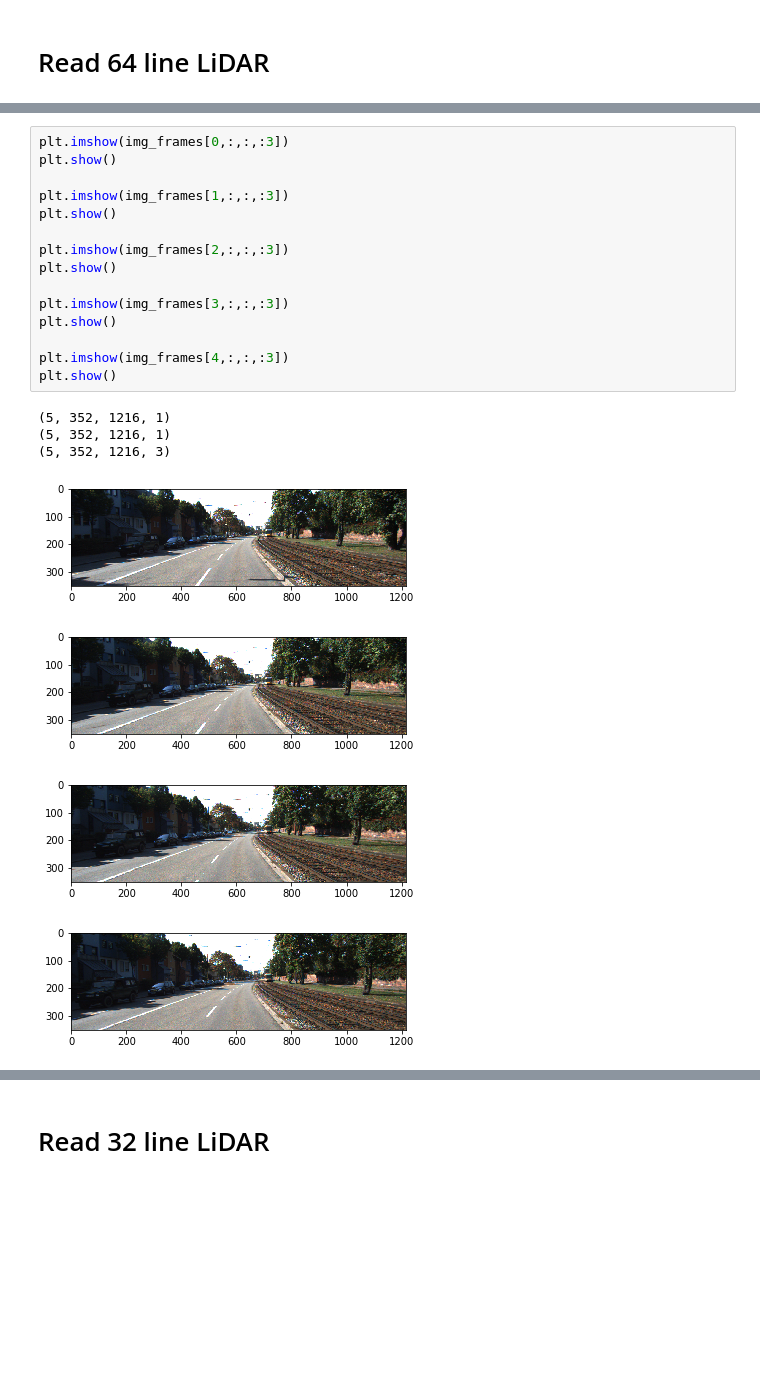
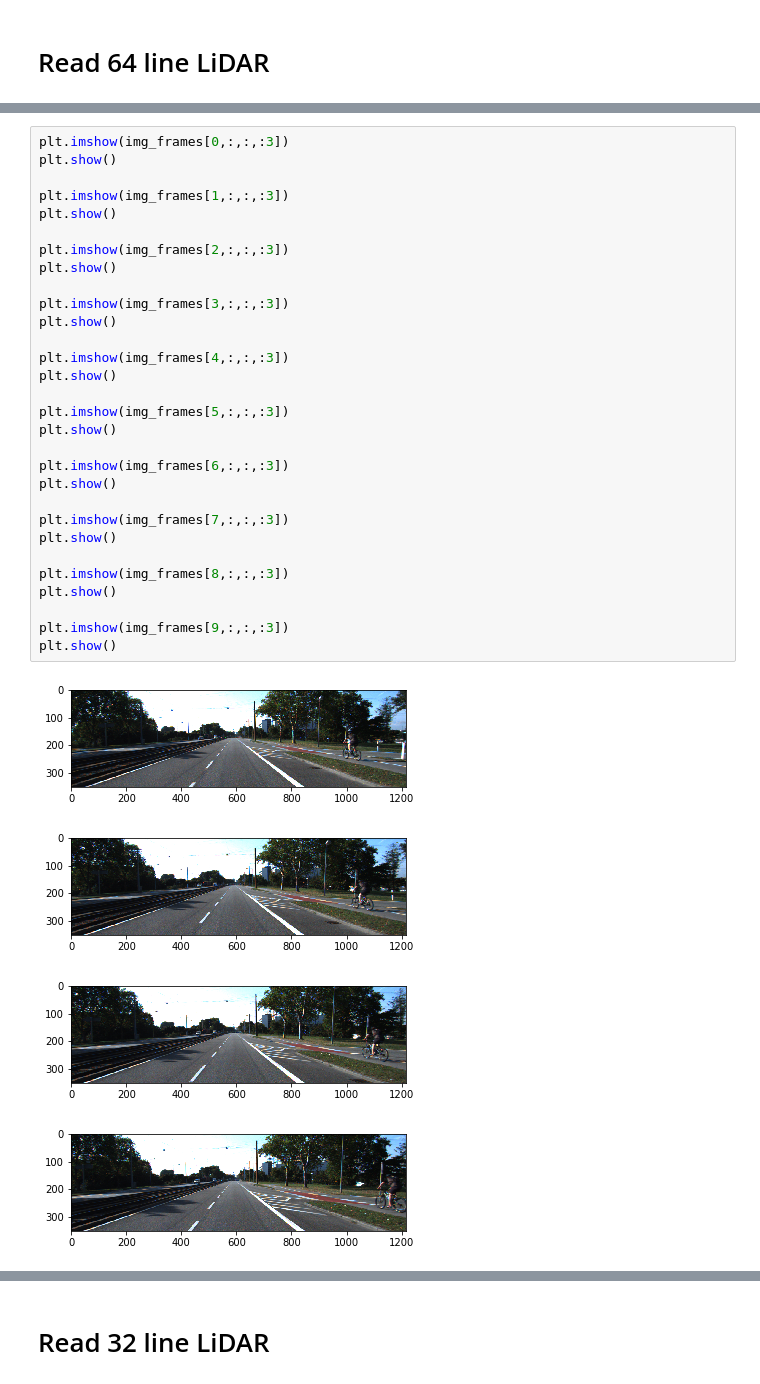
Before and after one commit to Madhan-Sureshbabu/Depth-Completion-from-Low-res-LiDAR-and-monocular-camera, a Jupyter notebook: Data_loader_Example.ipynb, the cells around one changed output, grey strips where cells are left out. Saved outputs shown, nothing was run; the diff lists cells and outputs as text; blank space fills up the shorter version.

```diff
--- a/Data_loader_Example.ipynb
+++ b/Data_loader_Example.ipynb
@@ -13,23 +76,35 @@ ValueError: a must be non-empty
 # %%
 plt.imshow(img_frames[0,:,:,:3])
 plt.show()
 
 plt.imshow(img_frames[1,:,:,:3])
 plt.show()
 
 plt.imshow(img_frames[2,:,:,:3])
 plt.show()
 
 plt.imshow(img_frames[3,:,:,:3])
 plt.show()
 
 plt.imshow(img_frames[4,:,:,:3])
 plt.show()
+
+plt.imshow(img_frames[5,:,:,:3])
+plt.show()
+
+plt.imshow(img_frames[6,:,:,:3])
+plt.show()
+
+plt.imshow(img_frames[7,:,:,:3])
+plt.show()
+
+plt.imshow(img_frames[8,:,:,:3])
+plt.show()
+
+plt.imshow(img_frames[9,:,:,:3])
+plt.show()
 # %% [output]
-(5, 352, 1216, 1)
-(5, 352, 1216, 1)
-(5, 352, 1216, 3)
-[figure, old version]
+[figure, new version]
-[figure, old version]
+[figure, new version]
-[figure, old version]
+[figure, new version]
-[figure, old version]
+[figure, new version]
```
Also changed, not shown: parts of 12 cells of this notebook, 1 other file.
